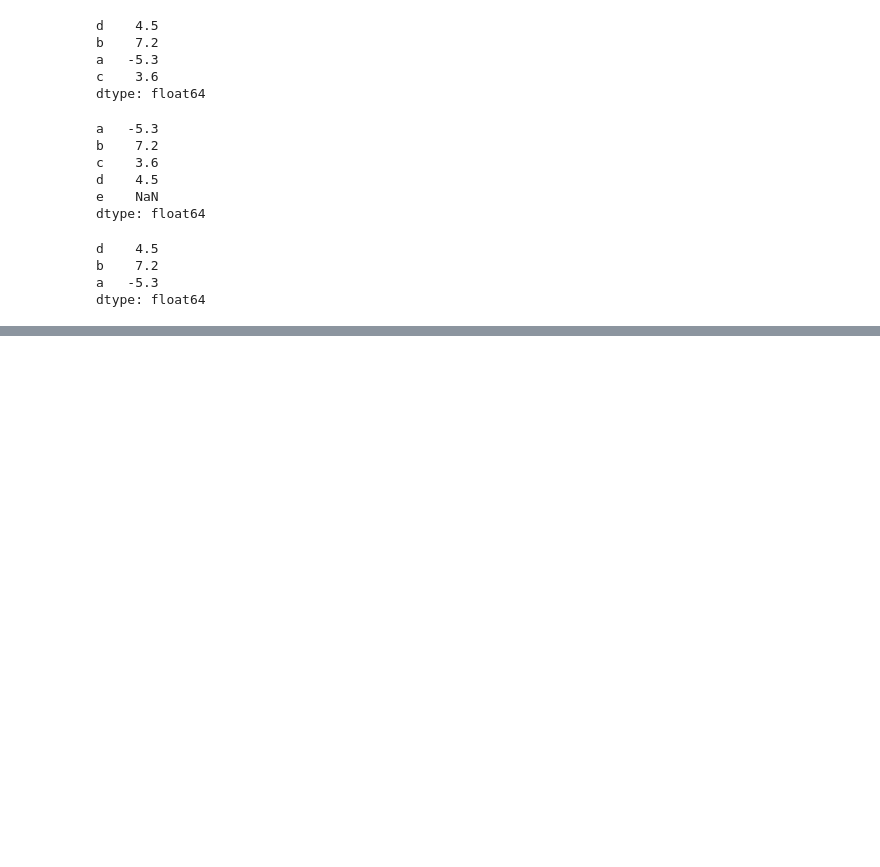
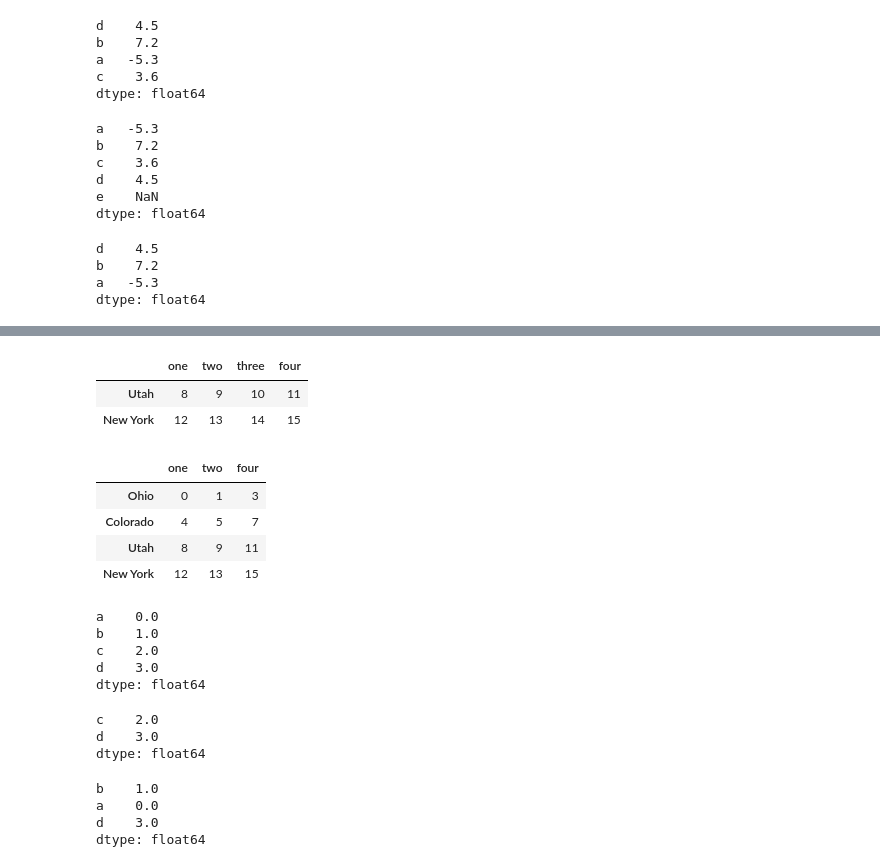
Before and after one commit to redhood95/Tutorials, a Jupyter notebook: Machine Learning/Data Preprocessing/Intro to Pandas.ipynb, the cells around one changed output, grey strips where cells are left out. Saved outputs shown, nothing was run; the diff lists cells and outputs as text; code cells hidden in the pictures; blank space fills up the shorter version.

```diff
--- a/Machine Learning/Data Preprocessing/Intro to Pandas.ipynb
+++ b/Machine Learning/Data Preprocessing/Intro to Pandas.ipynb
@@ -253,0 +265,14 @@ dtype: float64
+# %%
+data.drop(['Colorado', 'Ohio'])
+# %% [output]
+|  | one | two | three | four |
+| Utah | 8 | 9 | 10 | 11 |
+| New York | 12 | 13 | 14 | 15 |
+# %%
+ data.drop('three', axis=1)
+# %% [output]
+|  | one | two | four |
+| Ohio | 0 | 1 | 3 |
+| Colorado | 4 | 5 | 7 |
+| Utah | 8 | 9 | 11 |
+| New York | 12 | 13 | 15 |
@@ -254,3 +281,24 @@ dtype: float64
+# %%
+obj
+# %% [output]
+a    0.0
+b    1.0
+c    2.0
+d    3.0
+dtype: float64
+# %%
+obj[2:4]
+# %% [output]
+c    2.0
+d    3.0
+dtype: float64
+# %%
+ obj[['b', 'a', 'd']]
+# %% [output]
+b    1.0
+a    0.0
+d    3.0
+dtype: float64
 # %%
 data = pd.DataFrame(np.arange(16).reshape((4, 4)),
  .....: index=['Ohio', 'Colorado', 'Utah', 'New York'],
```
Also changed, not shown: parts of 14 cells of this notebook.
